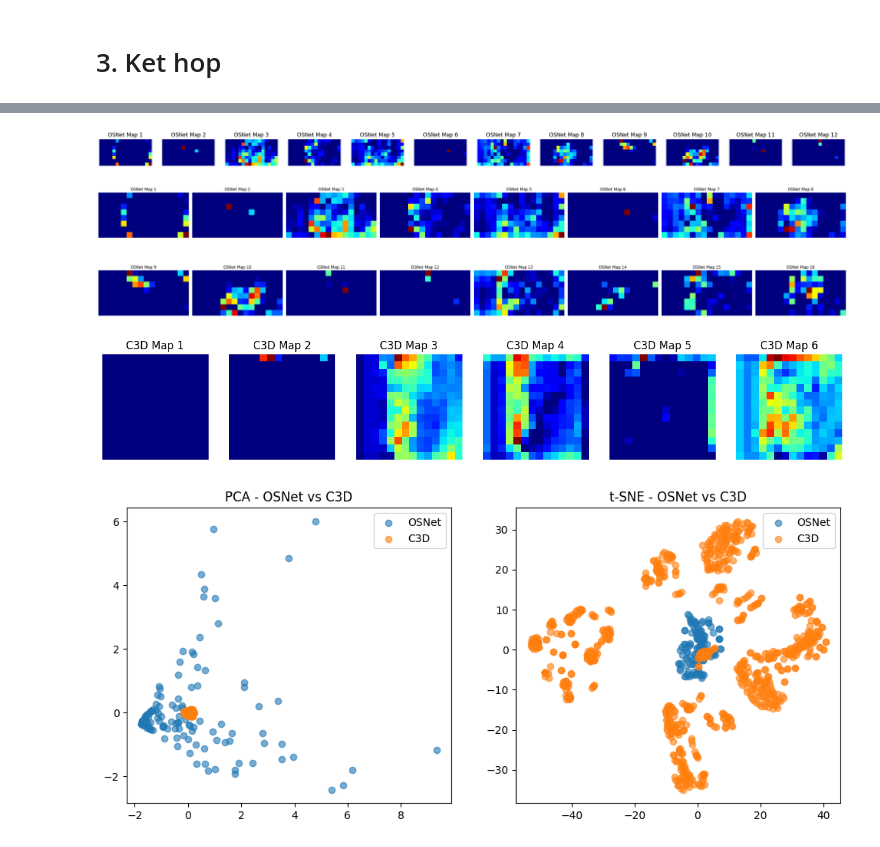
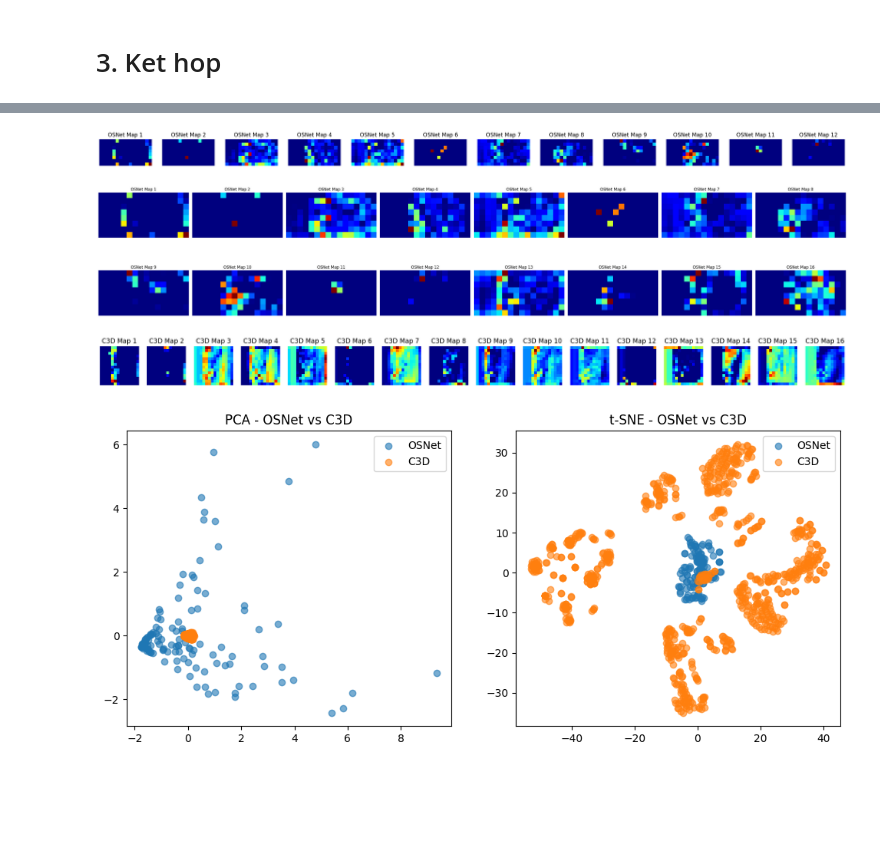
Before and after one commit to shredder0812/endocv_2024, a Jupyter notebook: test_c3dosnet.ipynb, the cells around one changed output, grey strips where cells are left out. Saved outputs shown, nothing was run; the diff lists cells and outputs as text; code cells hidden in the pictures; blank space fills up the shorter version.

```diff
--- a/test_c3dosnet.ipynb
+++ b/test_c3dosnet.ipynb
@@ -710,7 +725,7 @@ class ReIDModel(nn.Module):
         self.osnet = osnet_x0_25(pretrained=True)  # Load OSNet
         self.c3d = C3D()  # Load C3D
         self.fusion = nn.Linear(384, 256) # 128 + 256
-        # self.fusion = nn.Linear(512 + 256, 256)  # OSNet (512) và C3D (256)
+        # self.fusion = nn.Linear(512 + 256, 256)  # OSNet (512) + C3D (256)
 
     def forward(self, img, video_clip):
         osnet_feat_map = self.osnet.featuremaps(img)  # Feature map OSNet
@@ -724,14 +739,14 @@ class ReIDModel(nn.Module):
         combined_feat = torch.cat((osnet_feat, c3d_feat), dim=1)  # Combine OSNet and C3D features
         final_feat = self.fusion(combined_feat)  # Fully connected
 
-        return final_feat, osnet_feat_map, c3d_feat_map
+        return final_feat, osnet_feat_map, c3d_feat_map, combined_feat, osnet_feat
 
 # ================== 3. Load model ==================
 device = torch.device("cuda" if torch.cuda.is_available() else "cpu")
 reid_model = ReIDModel().to(device)
 reid_model.eval()
 
-# ================== 4. Chuẩn bị dữ liệu ==================
+# ================== 4. Data ==================
 transform = transforms.Compose([
     transforms.ToPILImage(),
     transforms.Resize((128, 256)),
@@ -766,9 +781,10 @@ video_clip = torch.cat(frame_buffer, dim=0)  # (16, 3, 112, 112)
 video_clip = video_clip.permute(1, 0, 2, 3).unsqueeze(0).to(device)  # (1, 3, 16, 112, 112)
 
 # ================== 5. Chạy model Re-ID ==================
-feature_vector, osnet_feat_map, c3d_feat_map = reid_model(img_resized, video_clip)
+feature_vector, osnet_feat_map, c3d_feat_map, combined_feat_map, osnet_feat_vec = reid_model(img_resized, video_clip)
 
 print("Feature vector shape:", feature_vector.shape)
 print("OSNet Feature Map shape:", osnet_feat_map.shape)
 print("C3D Feature Map shape:", c3d_feat_map.shape)
+print("Combine Feature Map shape:", combined_feat_map.shape)
 # %% [output]
@@ -790,24 +852,24 @@ plt.show()
 # %%
 # OSNET
 import matplotlib.pyplot as plt
 import torch
 import numpy as np
 
 # First 6-channel feature map
 num_channels = 12
-fig, axes = plt.subplots(1, num_channels, figsize=(30, 10))
+fig, axes = plt.subplots(1, num_channels, figsize=(30, 20))
 
 # Tensor to numpy
 osnet_feat_map = osnet_feat_map.squeeze(0).cpu().detach().numpy()  # (C, H, W)
 
 for i in range(num_channels):
     axes[i].imshow(osnet_feat_map[i], cmap='jet')
     axes[i].axis("off")
     axes[i].set_title(f"OSNet Map {i+1}")
 
 plt.show()
 # %% [output]
-[figure, old version]
+[figure, new version]
 # %%
 import matplotlib.pyplot as plt
 import torch
@@ -837,9 +899,28 @@ for j in range(num_channels, 16):  # 16 là tổng số subplot
 plt.tight_layout()
 plt.show()
 # %% [output]
-[figure, old version]
+[figure, new version]
+# %%
+# C3D
+# Chọn một frame nhất định trong video clip (ví dụ: frame giữa)
+t = 0 # c3d_feat_map.shape[2] // 2  # Lấy frame giữa
+
+fig, axes = plt.subplots(1, num_channels, figsize=(25, 5))
+
+# Chuyển tensor về numpy
+c3d_feat_map = c3d_feat_map.squeeze(0).cpu().detach().numpy()  # (C, T, H, W)
+
+for i in range(num_channels):
+    axes[i].imshow(c3d_feat_map[i, t], cmap='jet')  # Lấy frame tại thời điểm t
+    axes[i].axis("off")
+    axes[i].set_title(f"C3D Map {i+1}")
+
+plt.show()
+# %% [output]
+[figure, added]
 # %%
 # C3D
+num_channels = 16
 # Chọn một frame nhất định trong video clip (ví dụ: frame giữa)
 t = c3d_feat_map.shape[2] // 2  # Lấy frame giữa
 
@@ -854,8 +935,6 @@ for i in range(num_channels):
     axes[i].set_title(f"C3D Map {i+1}")
 
 plt.show()
-# %% [output]
-[figure, removed]
 # %%
 import numpy as np
 import matplotlib.pyplot as plt
```
Also changed, not shown: parts of 10 cells of this notebook, 3 other files.
